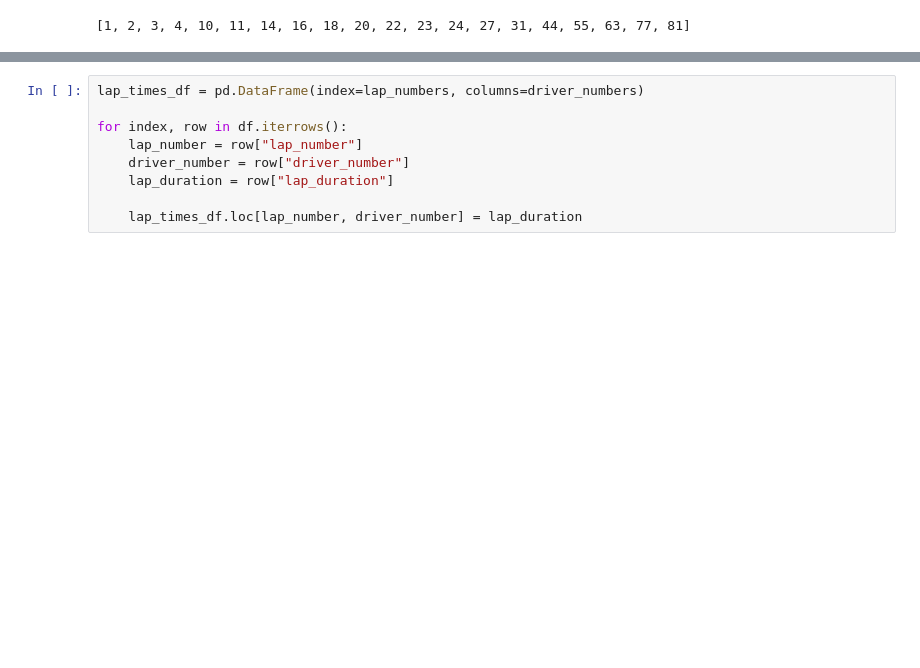
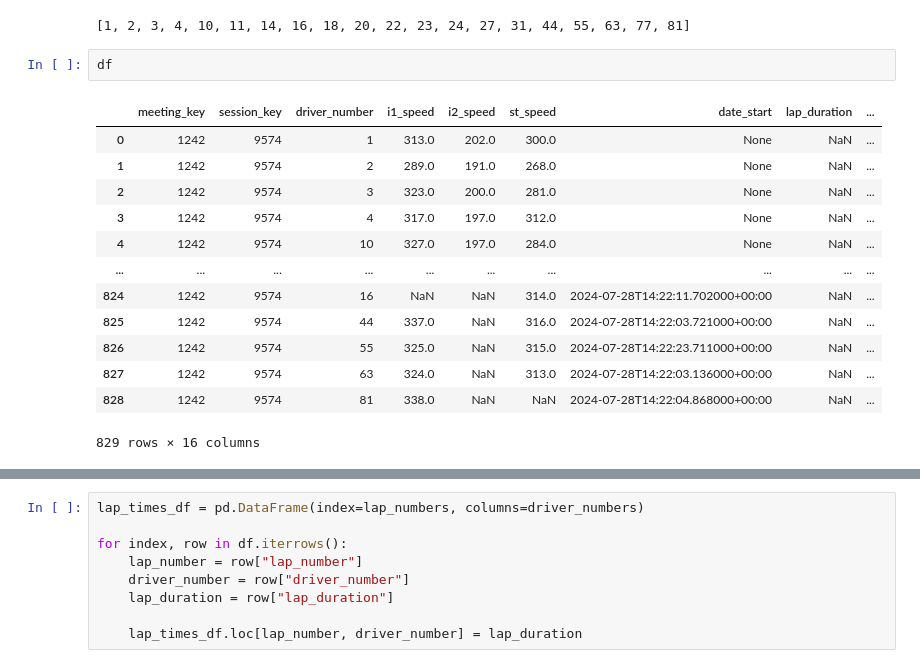
Before and after one commit to burakgurhan/f1_data_visualization, a Jupyter notebook: F1_Data_Visualization.ipynb, the cells around one changed output, grey strips where cells are left out. Cells and saved outputs as stored; diff of their text form; blank space fills up the shorter version.

```diff
--- a/F1_Data_Visualization.ipynb
+++ b/F1_Data_Visualization.ipynb
@@ -141,3 +135,19 @@ driver_numbers = list(df["driver_number"].unique())
 print(driver_numbers)
 # %% [output]
 [1, 2, 3, 4, 10, 11, 14, 16, 18, 20, 22, 23, 24, 27, 31, 44, 55, 63, 77, 81]
+# %%
+df
+# %% [output]
+|  | meeting_key | session_key | driver_number | i1_speed | i2_speed | st_speed | date_start | lap_duration | ... |
+| 0 | 1242 | 9574 | 1 | 313.0 | 202.0 | 300.0 | None | NaN | ... |
+| 1 | 1242 | 9574 | 2 | 289.0 | 191.0 | 268.0 | None | NaN | ... |
+| 2 | 1242 | 9574 | 3 | 323.0 | 200.0 | 281.0 | None | NaN | ... |
+| 3 | 1242 | 9574 | 4 | 317.0 | 197.0 | 312.0 | None | NaN | ... |
+| 4 | 1242 | 9574 | 10 | 327.0 | 197.0 | 284.0 | None | NaN | ... |
+| ... | ... | ... | ... | ... | ... | ... | ... | ... | ... |
+| 824 | 1242 | 9574 | 16 | NaN | NaN | 314.0 | 2024-07-28T14:22:11.702000+00:00 | NaN | ... |
+| 825 | 1242 | 9574 | 44 | 337.0 | NaN | 316.0 | 2024-07-28T14:22:03.721000+00:00 | NaN | ... |
+| 826 | 1242 | 9574 | 55 | 325.0 | NaN | 315.0 | 2024-07-28T14:22:23.711000+00:00 | NaN | ... |
+| 827 | 1242 | 9574 | 63 | 324.0 | NaN | 313.0 | 2024-07-28T14:22:03.136000+00:00 | NaN | ... |
+| 828 | 1242 | 9574 | 81 | 338.0 | NaN | NaN | 2024-07-28T14:22:04.868000+00:00 | NaN | ... |
+829 rows × 16 columns
```
Also changed, not shown: parts of 6 cells of this notebook, 4 other files.
